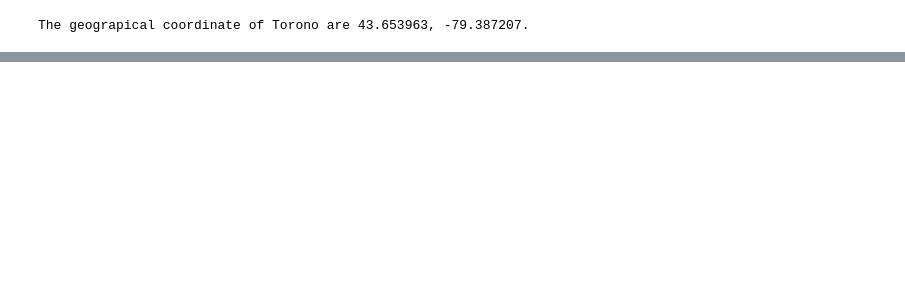
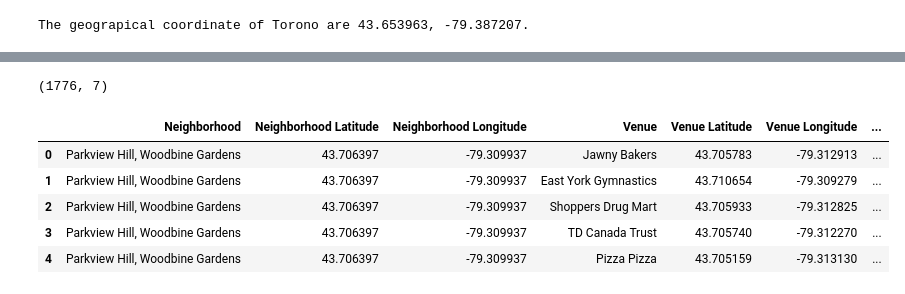
Before and after one commit to ExtraLime/Coursea_Capstone, a Jupyter notebook: Toronto.ipynb, the cells around one changed output, grey strips where cells are left out. Cells and saved outputs as stored; diff of their text form; code cells hidden in the pictures; blank space fills up the shorter version.

```diff
--- a/Toronto.ipynb
+++ b/Toronto.ipynb
@@ -173,0 +244,3 @@ t_df[t_df['Borough']=='Downtown Toronto']
+# %%
+results = requests.get(url).json()
+results
@@ -173,0 +265,29 @@ t_df[t_df['Borough']=='Downtown Toronto']
+# %%
+#Borrow function from foursquare lab
+# function that extracts the category of the venue
+def get_category_type(row):
+    try:
+        categories_list = row['categories']
+    except:
+        categories_list = row['venue.categories']
+
+    if len(categories_list) == 0:
+        return None
+    else:
+        return categories_list[0]['name']
+# %%
+venues = results['response']['groups'][0]['items']
+
+nearby_venues = json_normalize(venues) # flatten JSON
+
+# filter columns
+filtered_columns = ['venue.name', 'venue.categories', 'venue.location.lat', 'venue.location.lng']
+nearby_venues =nearby_venues.loc[:, filtered_columns]
+
+# filter the category for each row
+nearby_venues['venue.categories'] = nearby_venues.apply(get_category_type, axis=1)
+
+# clean columns
+nearby_venues.columns = [col.split(".")[-1] for col in nearby_venues.columns]
+
+nearby_venues.head()
@@ -173,0 +347,5 @@ t_df[t_df['Borough']=='Downtown Toronto']
+# %%
+dt_t_venues = getNearbyVenues(names=dt_t['Neighbourhood'],
+                                   latitudes=dt_t['Latitude'],
+                                   longitudes=dt_t['Longitude']
+                                  )
@@ -173,0 +370,12 @@ t_df[t_df['Borough']=='Downtown Toronto']
+# %%
+#check the size of the DF
+print(dt_t_venues.shape)
+dt_t_venues.head()
+# %% [output]
+(1776, 7)
+|  | Neighborhood | Neighborhood Latitude | Neighborhood Longitude | Venue | Venue Latitude | Venue Longitude | ... |
+| 0 | Parkview Hill, Woodbine Gardens | 43.706397 | -79.309937 | Jawny Bakers | 43.705783 | -79.312913 | ... |
+| 1 | Parkview Hill, Woodbine Gardens | 43.706397 | -79.309937 | East York Gymnastics | 43.710654 | -79.309279 | ... |
+| 2 | Parkview Hill, Woodbine Gardens | 43.706397 | -79.309937 | Shoppers Drug Mart | 43.705933 | -79.312825 | ... |
+| 3 | Parkview Hill, Woodbine Gardens | 43.706397 | -79.309937 | TD Canada Trust | 43.705740 | -79.312270 | ... |
+| 4 | Parkview Hill, Woodbine Gardens | 43.706397 | -79.309937 | Pizza Pizza | 43.705159 | -79.313130 | ... |
```
Also changed, not shown: parts of 60 cells of this notebook.
